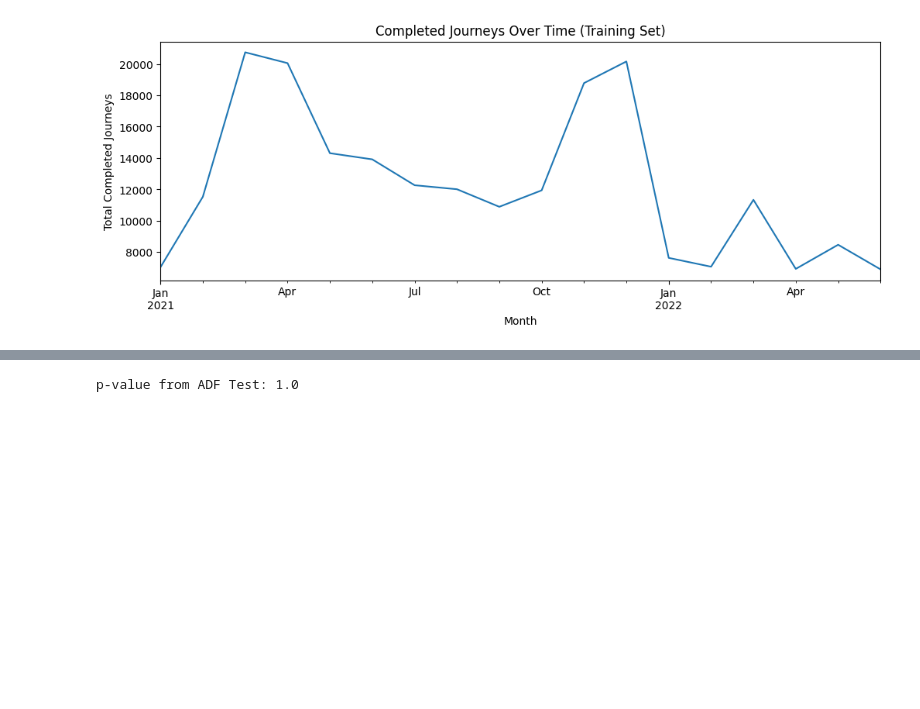
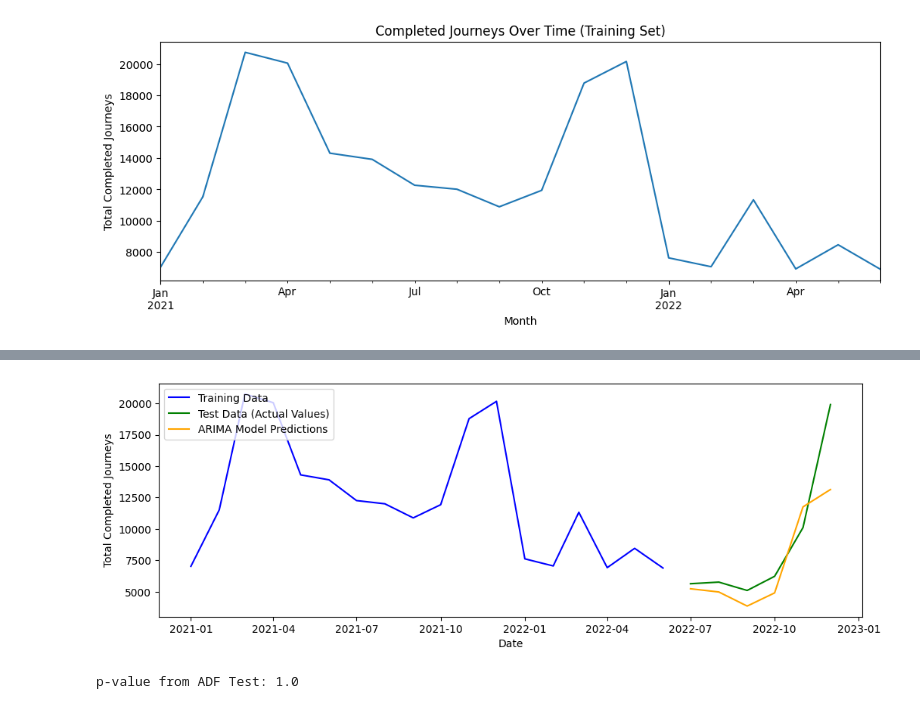
Before and after one commit to yubenjamin2022/UCLAStatsM148, a Jupyter notebook: arma_model.ipynb, the cells around one changed output, grey strips where cells are left out. Cells and saved outputs as stored; diff of their text form; code cells hidden in the pictures; blank space fills up the shorter version.

Commit message:
Fit Seasonal ARIMA Model on Monthly Data

```diff
--- a/arma_model.ipynb
+++ b/arma_model.ipynb
@@ -220,0 +233,11 @@ plt.show()
+# %%
+from statsmodels.tsa.statespace.sarimax import SARIMAX
+
+model = SARIMAX(
+    X_train,
+    order=(0, 1, 1),
+    seasonal_order=(0, 1, 0, 12),
+    enforce_stationarity=False,
+    enforce_invertibility=False
+)
+res = model.fit()
@@ -220,0 +265,3 @@ plt.show()
+# %%
+forecast = res.get_forecast(steps=6)
+y_hat = forecast.predicted_mean
@@ -221,3 +277,14 @@ plt.show()
+# %%
+plt.figure(figsize=(12, 4))
+plt.plot(X_train.index, X_train, c='blue', label='Training Data')
+plt.plot(X_test.index, X_test, c='green', label='Test Data (Actual Values)')
+plt.plot(y_hat.index, y_hat, c='orange', label='ARIMA Model Predictions')
+plt.xlabel('Date')
+plt.ylabel('Total Completed Journeys')
+plt.legend(loc='upper left')
+plt.show()
+# %% [output]
+[figure, added]
 # %%
 from statsmodels.tsa.stattools import adfuller
 
```
Also changed, not shown: parts of 4 cells of this notebook.
